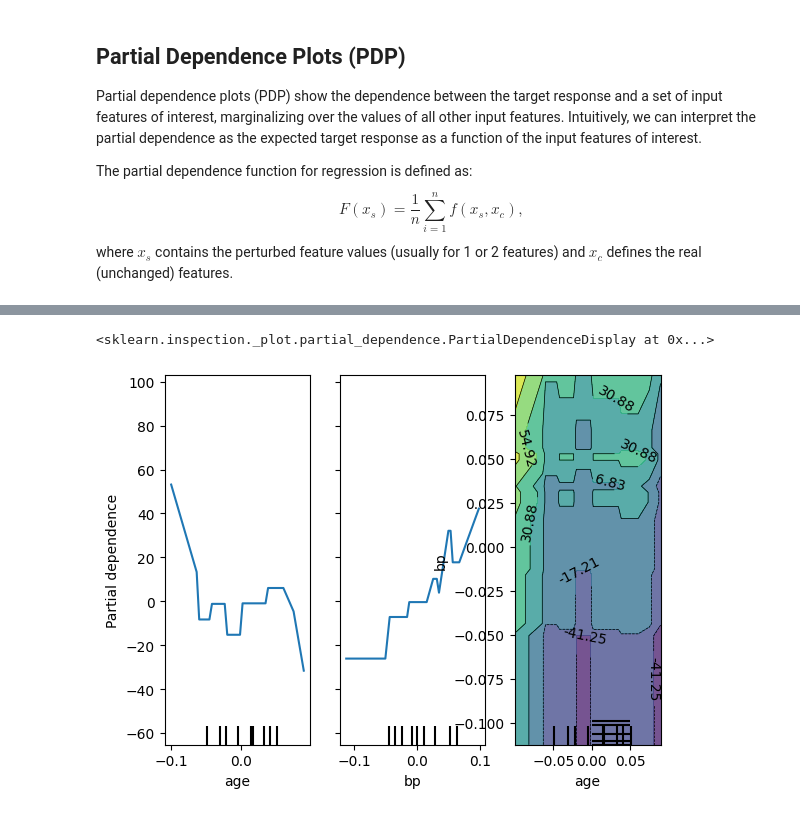
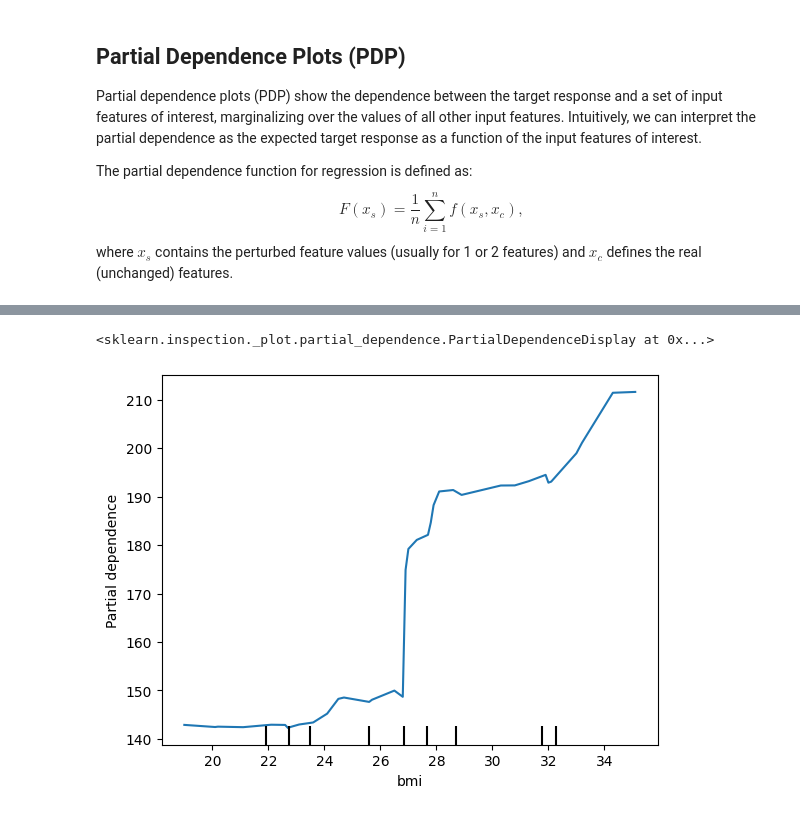
Before and after one commit to ficstamas/FateML, a Jupyter notebook: notebooks/05_model_agnostic_global_exp.ipynb, the cells around one changed output, grey strips where cells are left out. Cells and saved outputs as stored; diff of their text form; code cells hidden in the pictures.

```diff
--- a/notebooks/05_model_agnostic_global_exp.ipynb
+++ b/notebooks/05_model_agnostic_global_exp.ipynb
@@ -77,12 +127,5 @@ PartialDependenceDisplay.from_estimator(mc_clf, iris['data'], features, target=0
-# %%
-from fateml.data import load_dataset
-from sklearn.ensemble import GradientBoostingRegressor
-
-diabetes = load_dataset("diabetes", standardize=False, statsmodels_format=False)
-clf = GradientBoostingRegressor(n_estimators=100, learning_rate=1.0, max_depth=1, random_state=0).fit(diabetes.train_x, diabetes.train_y.values.ravel())
-features = ['age', 'bp', ('age', 'bp')]
-
-PartialDependenceDisplay.from_estimator(clf, diabetes.dev_x, features)
-# %% [output]
-<sklearn.inspection._plot.partial_dependence.PartialDependenceDisplay at 0x...>
-[figure, removed]
+# %%
+PartialDependenceDisplay.from_estimator(reg, diabetes.dev_x, ['bmi'], method='brute')
+# %% [output]
+<sklearn.inspection._plot.partial_dependence.PartialDependenceDisplay at 0x...>
+[figure, added]
```
Also changed, not shown: parts of 15 cells of this notebook.
